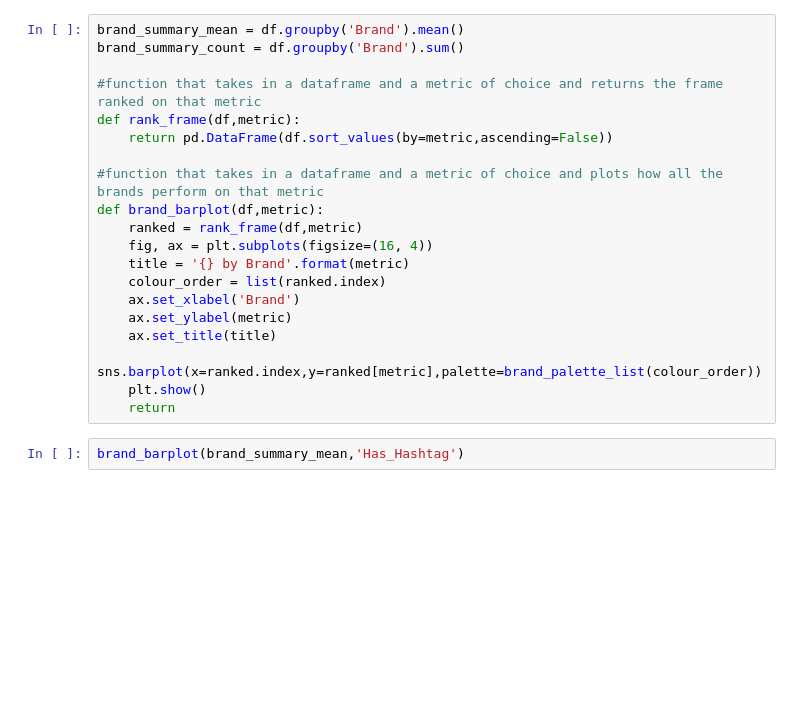
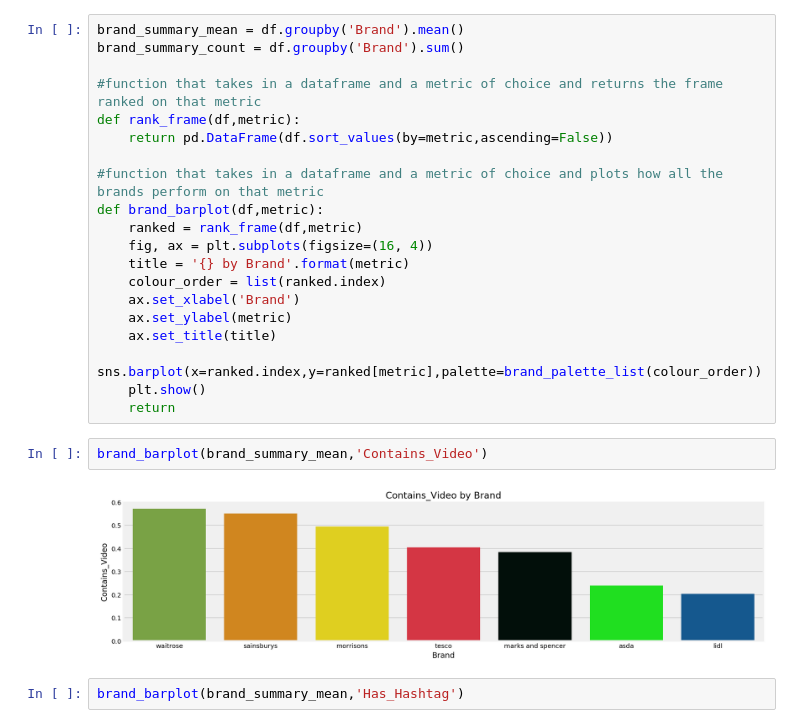
Before and after one commit to kitsamho/General-Assembly_DSI-Capstone-Project, a Jupyter notebook: 4_EDA/4_EDA.ipynb, the cells around one changed output. Drawn from its saved outputs; the diff is of its cells as text; blank space fills up the shorter version.

```diff
--- a/4_EDA/4_EDA.ipynb
+++ b/4_EDA/4_EDA.ipynb
@@ -465,6 +465,10 @@ def brand_barplot(df,metric):
     sns.barplot(x=ranked.index,y=ranked[metric],palette=brand_palette_list(colour_order))
     plt.show()
     return
+# %%
+brand_barplot(brand_summary_mean,'Contains_Video')
+# %% [output]
+[figure, added]
 # %%
 brand_barplot(brand_summary_mean,'Has_Hashtag')
 # %% [output]
```
Also changed, not shown: parts of 5 cells of this notebook, 4 other files.
